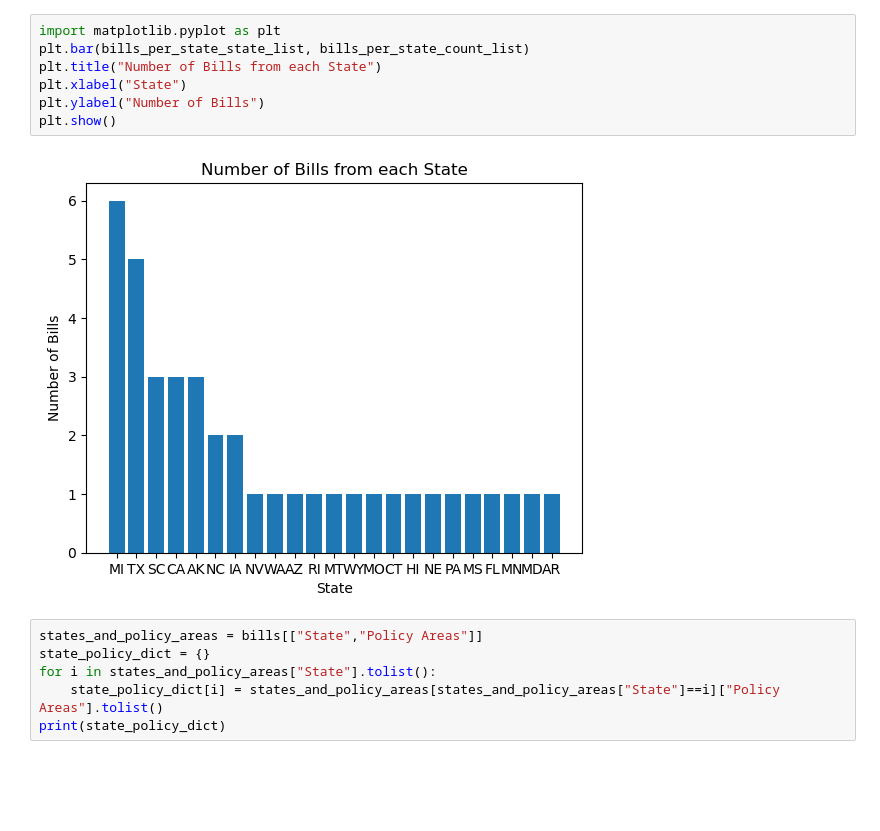
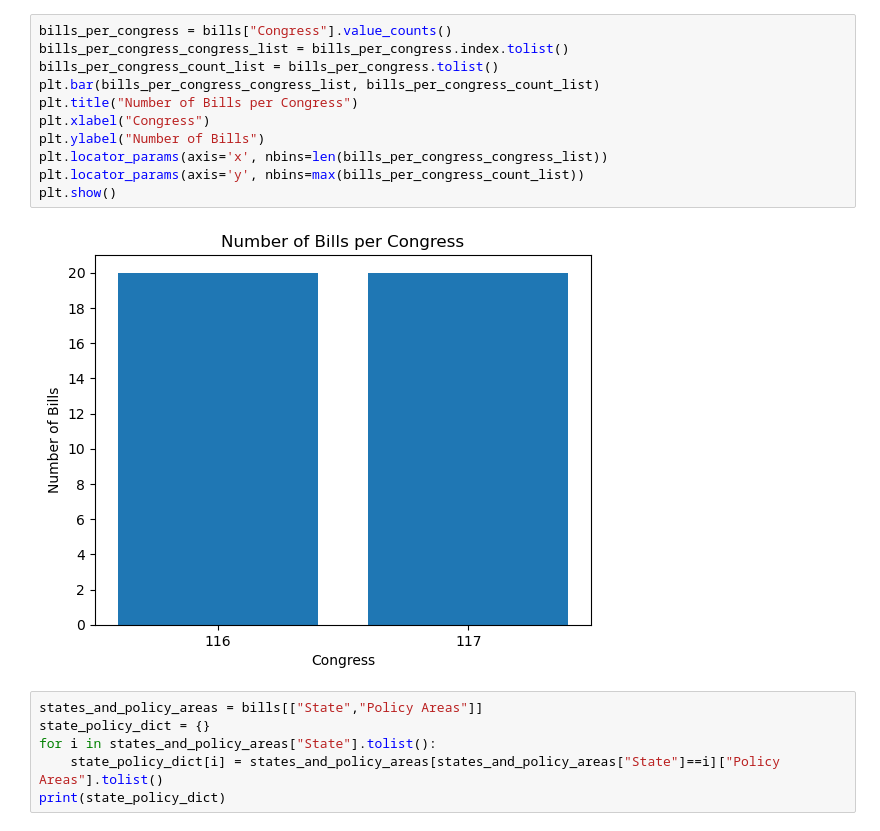
Before and after one commit to mbelanger0/law-subjects, a Jupyter notebook: Graphs.ipynb, the cells around one changed output. Cells and saved outputs as stored; diff of their text form; blank space fills up the shorter version.

Commit message:
Plot amount of bills from each Congress

```diff
--- a/Graphs.ipynb
+++ b/Graphs.ipynb
@@ -13,12 +15,16 @@ print(bills_per_state_count_list)
-# %%
-import matplotlib.pyplot as plt
-plt.bar(bills_per_state_state_list, bills_per_state_count_list)
-plt.title("Number of Bills from each State")
-plt.xlabel("State")
-plt.ylabel("Number of Bills")
-plt.show()
-# %% [output]
-[figure, removed]
+# %%
+bills_per_congress = bills["Congress"].value_counts()
+bills_per_congress_congress_list = bills_per_congress.index.tolist()
+bills_per_congress_count_list = bills_per_congress.tolist()
+plt.bar(bills_per_congress_congress_list, bills_per_congress_count_list)
+plt.title("Number of Bills per Congress")
+plt.xlabel("Congress")
+plt.ylabel("Number of Bills")
+plt.locator_params(axis='x', nbins=len(bills_per_congress_congress_list))
+plt.locator_params(axis='y', nbins=max(bills_per_congress_count_list))
+plt.show()
+# %% [output]
+[figure, added]
 # %%
 states_and_policy_areas = bills[["State","Policy Areas"]]
 state_policy_dict = {}
```
Also changed, not shown: parts of 1 cell of this notebook, 1 other file.
